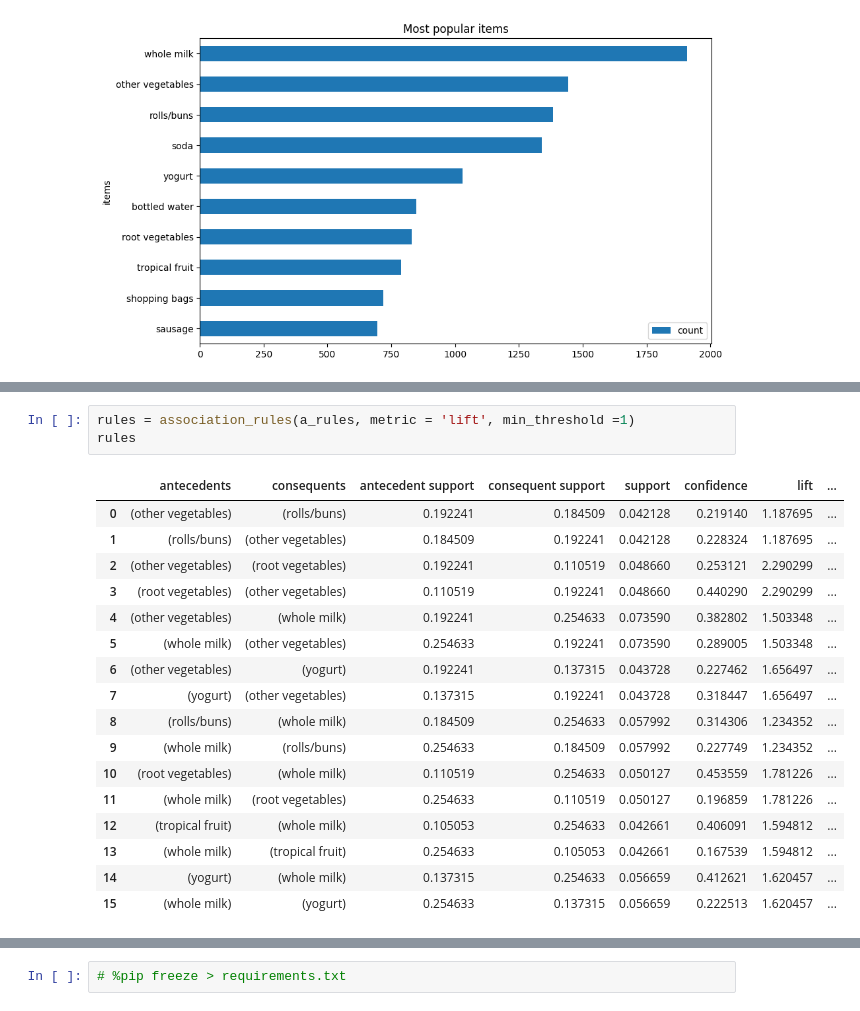
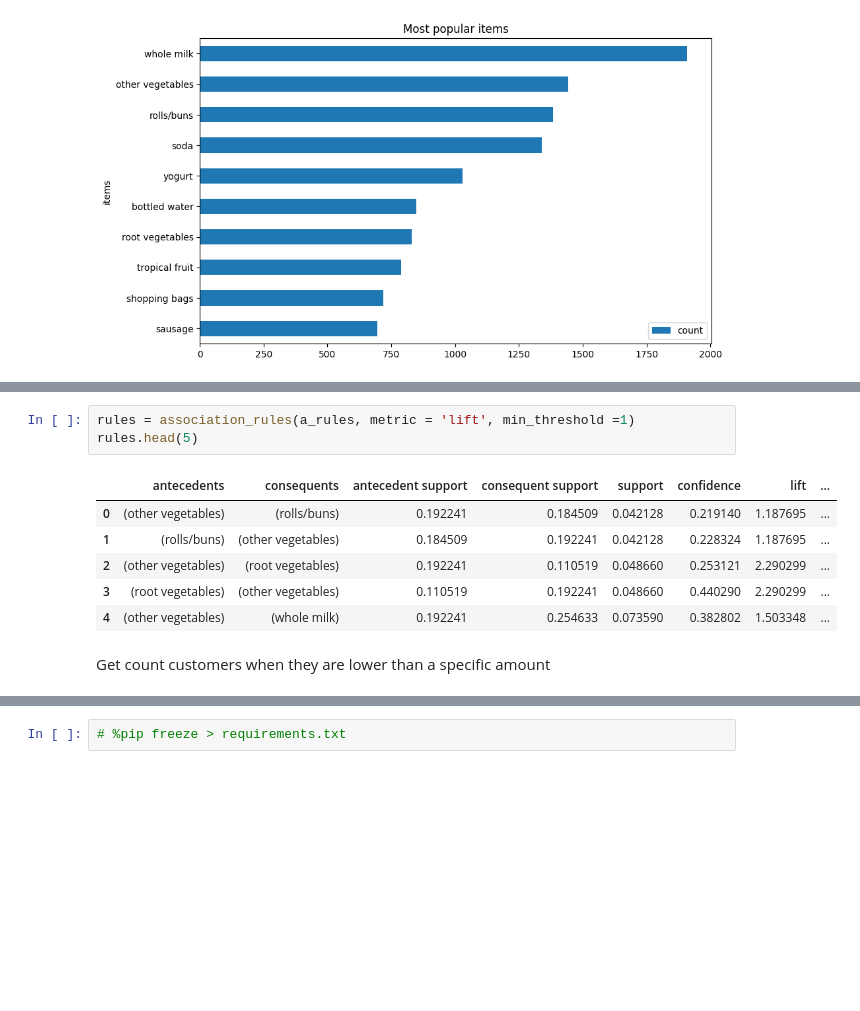
Before and after one commit to Rashay01/Machine-Learning-Notes, a Jupyter notebook: Day3 - Deep Learning .ipynb, the cells around one changed output, grey strips where cells are left out. Cells and saved outputs as stored; diff of their text form; blank space fills up the shorter version.

```diff
--- a/Day3 - Deep Learning .ipynb
+++ b/Day3 - Deep Learning .ipynb
@@ -616,21 +594,12 @@ a_rules
 # %%
 rules = association_rules(a_rules, metric = 'lift', min_threshold =1)
-rules
+rules.head(5)
 # %% [output]
 |  | antecedents | consequents | antecedent support | consequent support | support | confidence | lift | ... |
 | 0 | (other vegetables) | (rolls/buns) | 0.192241 | 0.184509 | 0.042128 | 0.219140 | 1.187695 | ... |
 | 1 | (rolls/buns) | (other vegetables) | 0.184509 | 0.192241 | 0.042128 | 0.228324 | 1.187695 | ... |
 | 2 | (other vegetables) | (root vegetables) | 0.192241 | 0.110519 | 0.048660 | 0.253121 | 2.290299 | ... |
 | 3 | (root vegetables) | (other vegetables) | 0.110519 | 0.192241 | 0.048660 | 0.440290 | 2.290299 | ... |
 | 4 | (other vegetables) | (whole milk) | 0.192241 | 0.254633 | 0.073590 | 0.382802 | 1.503348 | ... |
-| 5 | (whole milk) | (other vegetables) | 0.254633 | 0.192241 | 0.073590 | 0.289005 | 1.503348 | ... |
-| 6 | (other vegetables) | (yogurt) | 0.192241 | 0.137315 | 0.043728 | 0.227462 | 1.656497 | ... |
-| 7 | (yogurt) | (other vegetables) | 0.137315 | 0.192241 | 0.043728 | 0.318447 | 1.656497 | ... |
-| 8 | (rolls/buns) | (whole milk) | 0.184509 | 0.254633 | 0.057992 | 0.314306 | 1.234352 | ... |
-| 9 | (whole milk) | (rolls/buns) | 0.254633 | 0.184509 | 0.057992 | 0.227749 | 1.234352 | ... |
-| 10 | (root vegetables) | (whole milk) | 0.110519 | 0.254633 | 0.050127 | 0.453559 | 1.781226 | ... |
-| 11 | (whole milk) | (root vegetables) | 0.254633 | 0.110519 | 0.050127 | 0.196859 | 1.781226 | ... |
-| 12 | (tropical fruit) | (whole milk) | 0.105053 | 0.254633 | 0.042661 | 0.406091 | 1.594812 | ... |
-| 13 | (whole milk) | (tropical fruit) | 0.254633 | 0.105053 | 0.042661 | 0.167539 | 1.594812 | ... |
-| 14 | (yogurt) | (whole milk) | 0.137315 | 0.254633 | 0.056659 | 0.412621 | 1.620457 | ... |
-| 15 | (whole milk) | (yogurt) | 0.254633 | 0.137315 | 0.056659 | 0.222513 | 1.620457 | ... |
+# %% [markdown]
+Get count customers when they are lower than a specific amount
```
Also changed, not shown: parts of 7 cells of this notebook, 1 other file.
